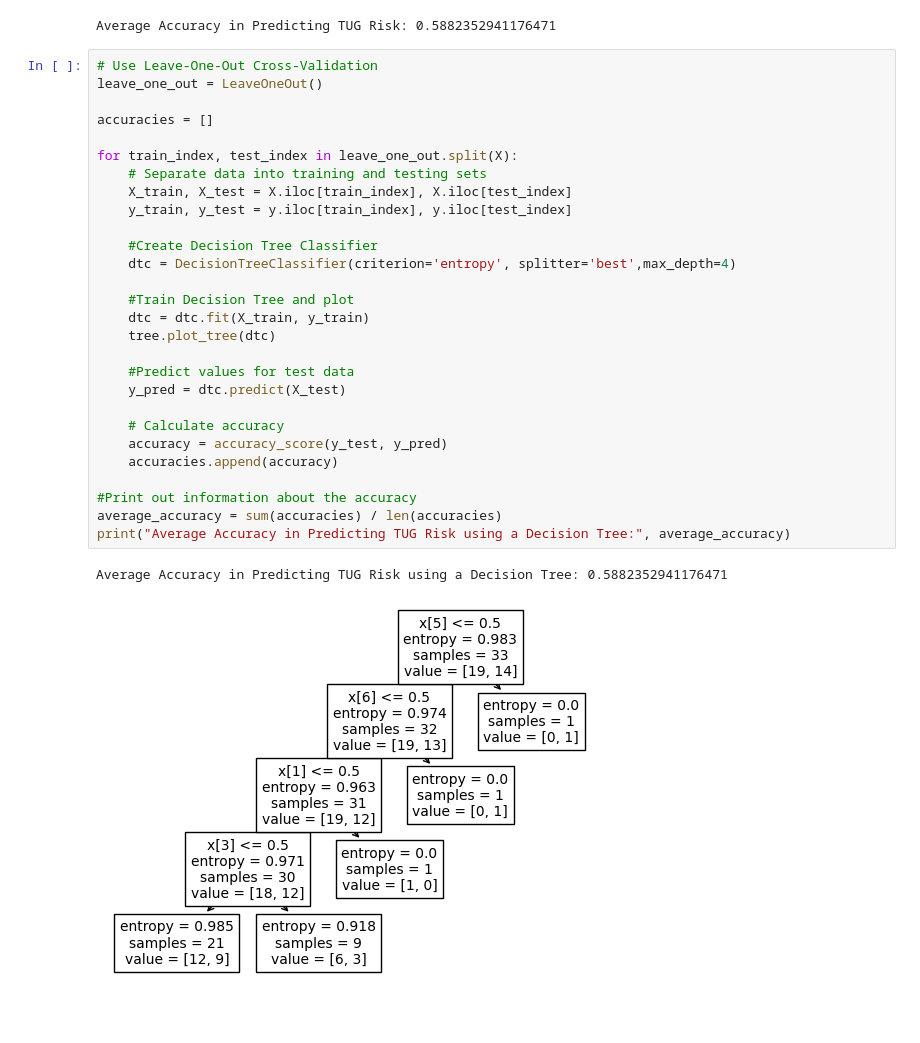
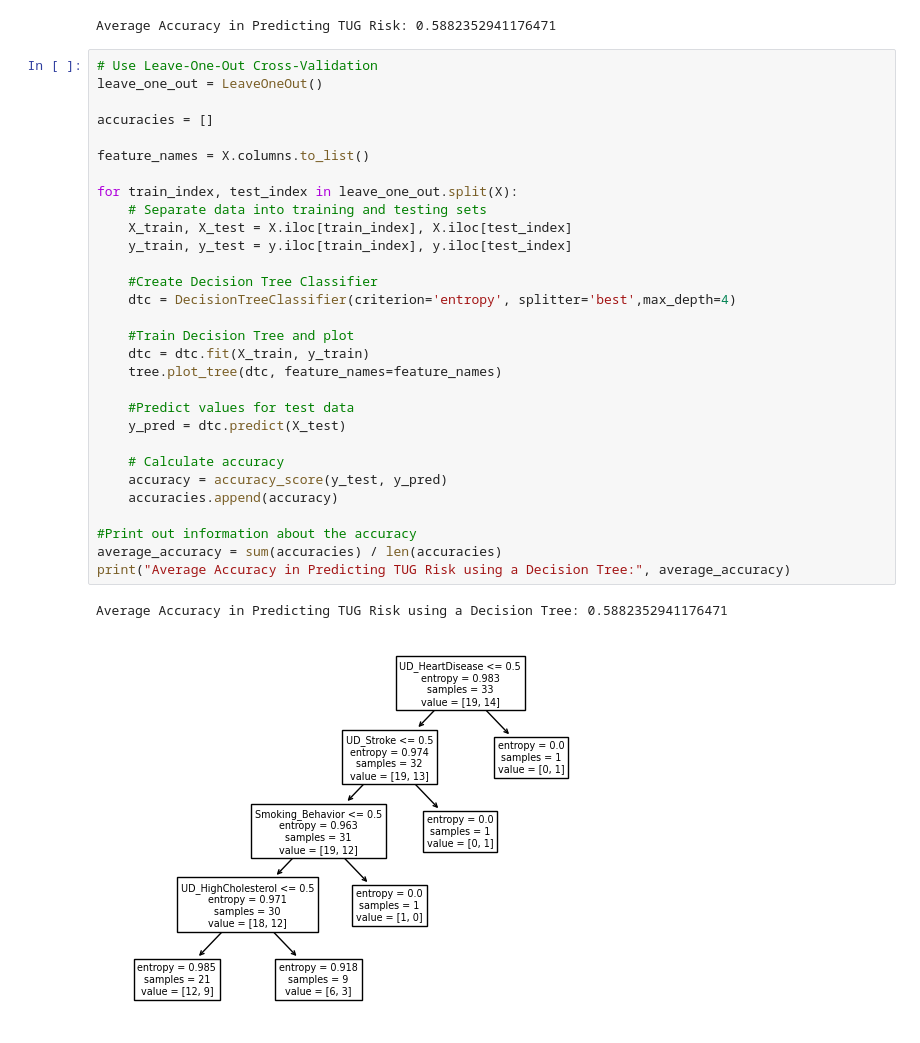
Before and after one commit to ramesh-arjun/Fall-Risk-Machine-Learning-Project, a Jupyter notebook: DataAnalysis.ipynb, the cells around one changed output. Cells and saved outputs as stored; diff of their text form.

```diff
--- a/DataAnalysis.ipynb
+++ b/DataAnalysis.ipynb
@@ -86,34 +86,36 @@ Average Accuracy in Predicting TUG Risk: 0.5882352941176471
 # %%
 # Use Leave-One-Out Cross-Validation
 leave_one_out = LeaveOneOut()
 
 accuracies = []
+
+feature_names = X.columns.to_list()
 
 for train_index, test_index in leave_one_out.split(X):
     # Separate data into training and testing sets
     X_train, X_test = X.iloc[train_index], X.iloc[test_index]
     y_train, y_test = y.iloc[train_index], y.iloc[test_index]
 
     #Create Decision Tree Classifier
     dtc = DecisionTreeClassifier(criterion='entropy', splitter='best',max_depth=4)
 
     #Train Decision Tree and plot
     dtc = dtc.fit(X_train, y_train)
-    tree.plot_tree(dtc)
+    tree.plot_tree(dtc, feature_names=feature_names)
 
     #Predict values for test data
     y_pred = dtc.predict(X_test)
 
     # Calculate accuracy
     accuracy = accuracy_score(y_test, y_pred)
     accuracies.append(accuracy)
 
 #Print out information about the accuracy
 average_accuracy = sum(accuracies) / len(accuracies)
 print("Average Accuracy in Predicting TUG Risk using a Decision Tree:", average_accuracy)
 # %% [output]
 Average Accuracy in Predicting TUG Risk using a Decision Tree: 0.5882352941176471
-[figure, old version]
+[figure, new version]
 # %%
 # Use Leave-One-Out Cross-Validation
 leave_one_out = LeaveOneOut()
```
Also changed, not shown: parts of 3 cells of this notebook.
